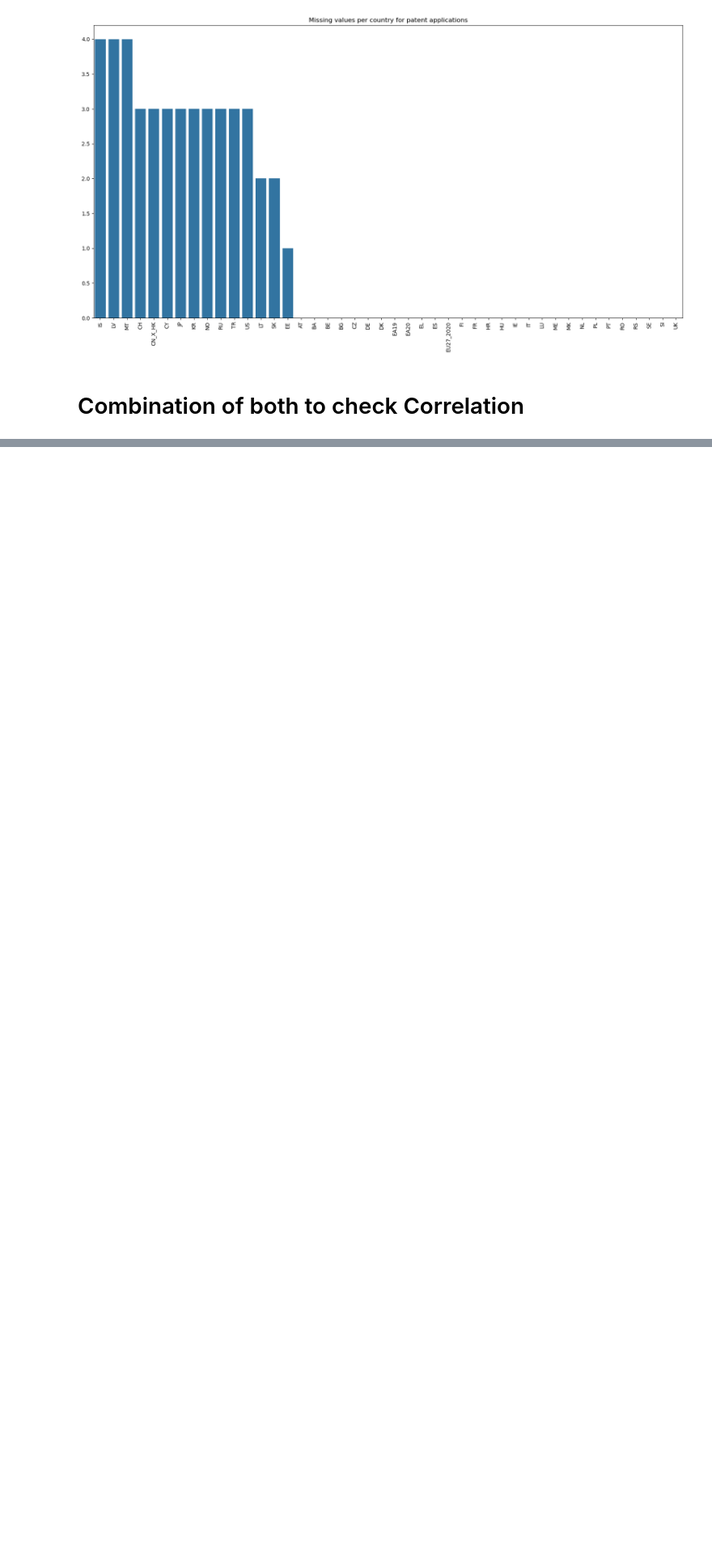
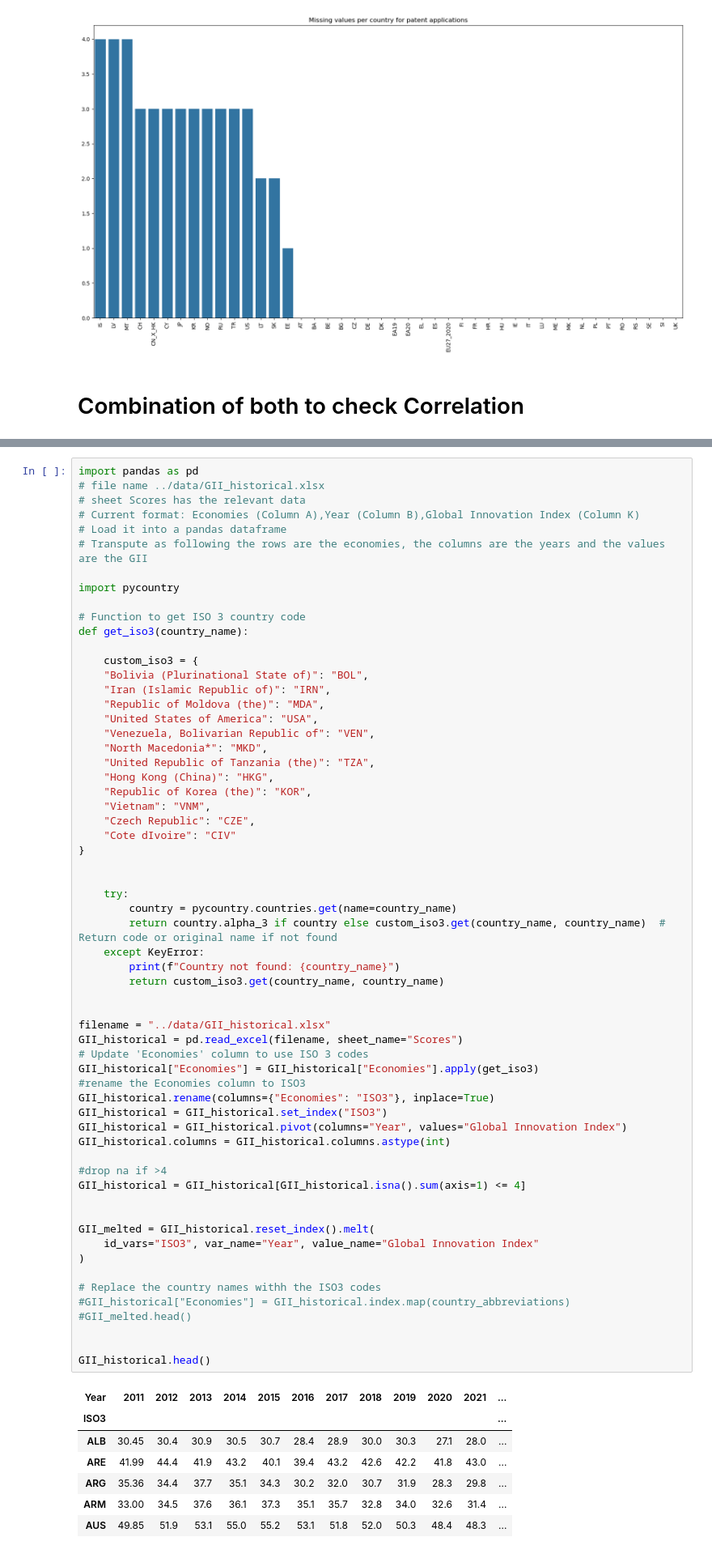
Before and after one commit to StefanHamm/DOPP_WS24, a Jupyter notebook: notebooks/Consolidated.ipynb, the cells around one changed output, grey strips where cells are left out. Shown at 81% size. Drawn from its saved outputs; the diff is of its cells as text; blank space fills up the shorter version.

```diff
--- a/notebooks/Consolidated.ipynb
+++ b/notebooks/Consolidated.ipynb
@@ -1339,0 +1371,69 @@ g.add_legend()
+# %%
+import pandas as pd
+# file name ../data/GII_historical.xlsx
+# sheet Scores has the relevant data
+# Current format: Economies (Column A),Year (Column B),Global Innovation Index (Column K)
+# Load it into a pandas dataframe
+# Transpute as following the rows are the economies, the columns are the years and the values are the GII
+
+import pycountry
+
+# Function to get ISO 3 country code
+def get_iso3(country_name):
+
+    custom_iso3 = {
+    "Bolivia (Plurinational State of)": "BOL",
+    "Iran (Islamic Republic of)": "IRN",
+    "Republic of Moldova (the)": "MDA",
+    "United States of America": "USA",
+    "Venezuela, Bolivarian Republic of": "VEN",
+    "North Macedonia*": "MKD",
+    "United Republic of Tanzania (the)": "TZA",
+    "Hong Kong (China)": "HKG",
+    "Republic of Korea (the)": "KOR",
+    "Vietnam": "VNM",
+    "Czech Republic": "CZE",
+    "Cote dIvoire": "CIV"
+}
+
+
+    try:
+        country = pycountry.countries.get(name=country_name)
+        return country.alpha_3 if country else custom_iso3.get(country_name, country_name)  # Return code or original name if not found
+    except KeyError:
+        print(f"Country not found: {country_name}")
+        return custom_iso3.get(country_name, country_name)
+
+
+filename = "../data/GII_historical.xlsx"
+GII_historical = pd.read_excel(filename, sheet_name="Scores")
+# Update 'Economies' column to use ISO 3 codes
+GII_historical["Economies"] = GII_historical["Economies"].apply(get_iso3)
+#rename the Economies column to ISO3
+GII_historical.rename(columns={"Economies": "ISO3"}, inplace=True)
+GII_historical = GII_historical.set_index("ISO3")
+GII_historical = GII_historical.pivot(columns="Year", values="Global Innovation Index")
+GII_historical.columns = GII_historical.columns.astype(int)
+
+#drop na if >4
+GII_historical = GII_historical[GII_historical.isna().sum(axis=1) <= 4]
+
+
+GII_melted = GII_historical.reset_index().melt(
+    id_vars="ISO3", var_name="Year", value_name="Global Innovation Index"
+)
+
+# Replace the country names withh the ISO3 codes
+#GII_historical["Economies"] = GII_historical.index.map(country_abbreviations)
+#GII_melted.head()
+
+
+GII_historical.head()
+# %% [output]
+| Year | 2011 | 2012 | 2013 | 2014 | 2015 | 2016 | 2017 | 2018 | 2019 | 2020 | 2021 | ... |
+| ISO3 |  |  |  |  |  |  |  |  |  |  |  | ... |
+| ALB | 30.45 | 30.4 | 30.9 | 30.5 | 30.7 | 28.4 | 28.9 | 30.0 | 30.3 | 27.1 | 28.0 | ... |
+| ARE | 41.99 | 44.4 | 41.9 | 43.2 | 40.1 | 39.4 | 43.2 | 42.6 | 42.2 | 41.8 | 43.0 | ... |
+| ARG | 35.36 | 34.4 | 37.7 | 35.1 | 34.3 | 30.2 | 32.0 | 30.7 | 31.9 | 28.3 | 29.8 | ... |
+| ARM | 33.00 | 34.5 | 37.6 | 36.1 | 37.3 | 35.1 | 35.7 | 32.8 | 34.0 | 32.6 | 31.4 | ... |
+| AUS | 49.85 | 51.9 | 53.1 | 55.0 | 55.2 | 53.1 | 51.8 | 52.0 | 50.3 | 48.4 | 48.3 | ... |
```
Also changed, not shown: parts of 18 cells of this notebook, 2 other files.
